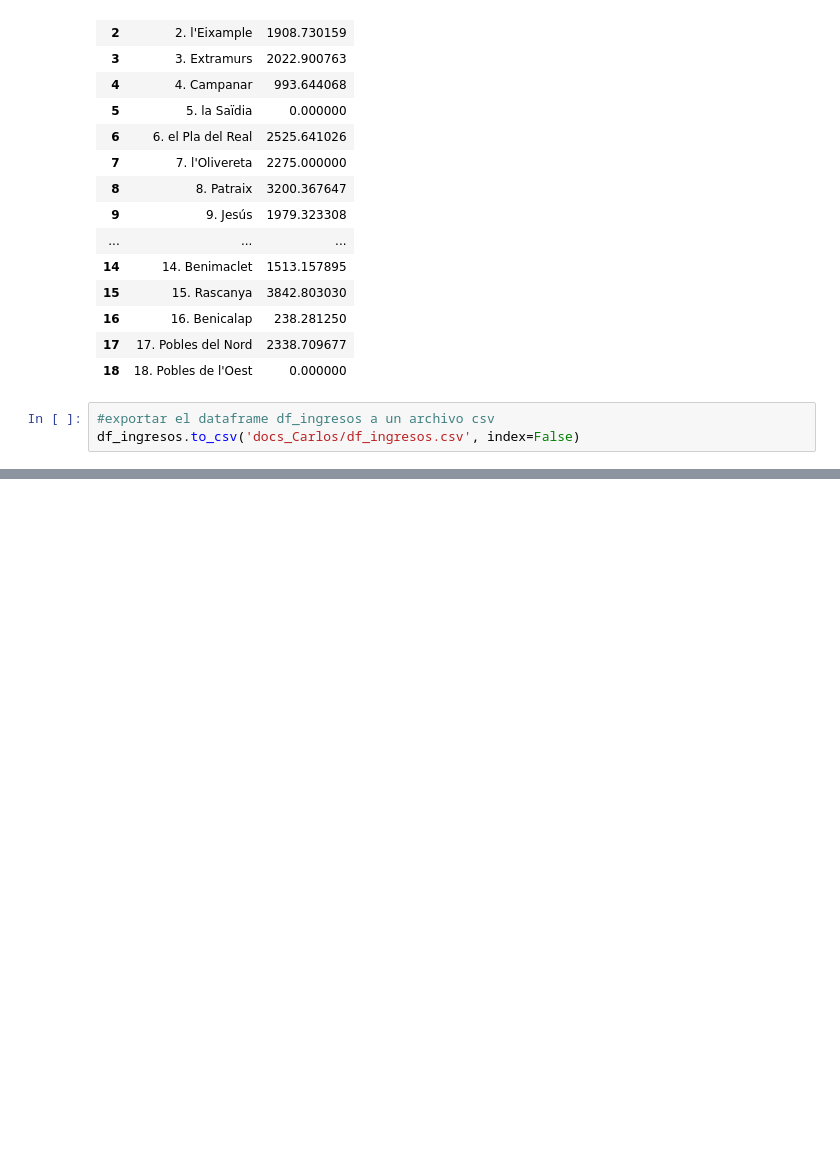
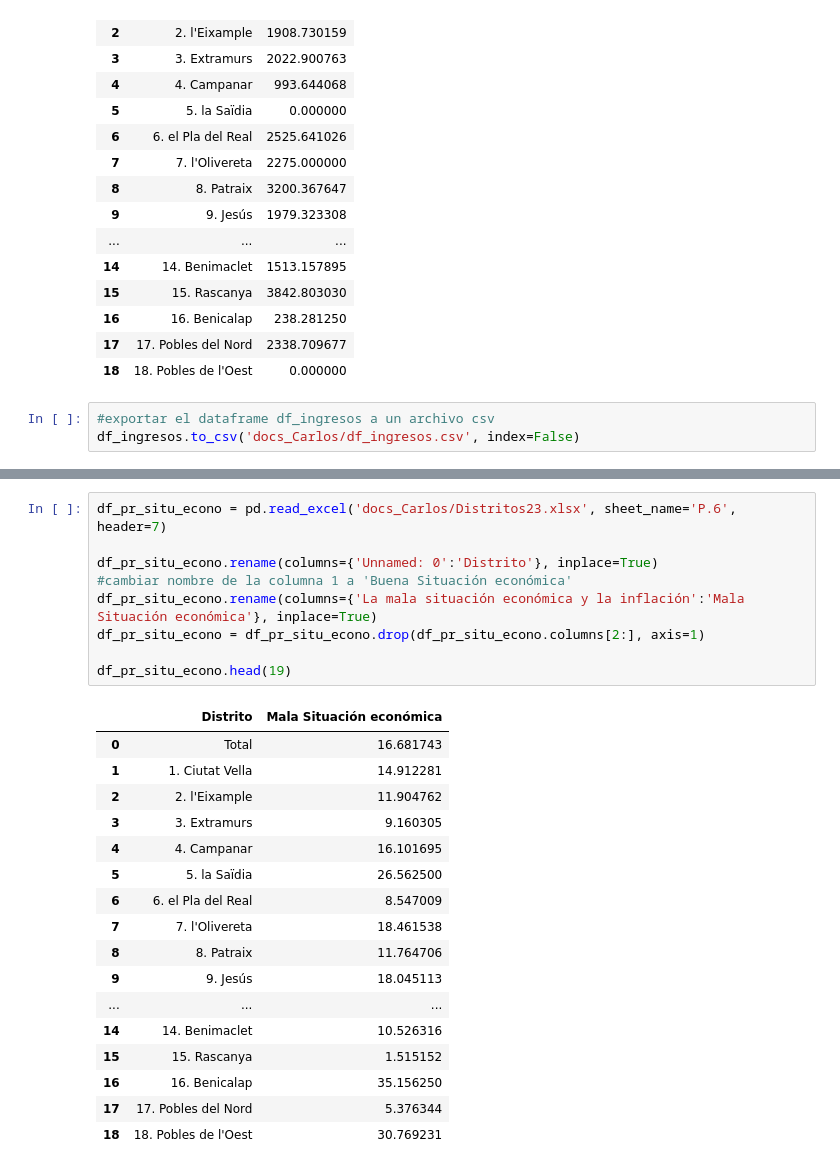
Before and after one commit to esedesam/mcd-nlp-proyecto, a Jupyter notebook: plantilla.ipynb, the cells around one changed output, grey strips where cells are left out. Cells and saved outputs as stored; diff of their text form; blank space fills up the shorter version.

```diff
--- a/plantilla.ipynb
+++ b/plantilla.ipynb
@@ -236,0 +294,27 @@ df_permanencia
+# %%
+df_pr_situ_econo = pd.read_excel('docs_Carlos/Distritos23.xlsx', sheet_name='P.6', header=7)
+
+df_pr_situ_econo.rename(columns={'Unnamed: 0':'Distrito'}, inplace=True)
+#cambiar nombre de la columna 1 a 'Buena Situación económica'
+df_pr_situ_econo.rename(columns={'La mala situación económica y la inflación':'Mala Situación económica'}, inplace=True)
+df_pr_situ_econo = df_pr_situ_econo.drop(df_pr_situ_econo.columns[2:], axis=1)
+
+df_pr_situ_econo.head(19)
+# %% [output]
+|  | Distrito | Mala Situación económica |
+| 0 | Total | 16.681743 |
+| 1 | 1. Ciutat Vella | 14.912281 |
+| 2 | 2. l'Eixample | 11.904762 |
+| 3 | 3. Extramurs | 9.160305 |
+| 4 | 4. Campanar | 16.101695 |
+| 5 | 5. la Saïdia | 26.562500 |
+| 6 | 6. el Pla del Real | 8.547009 |
+| 7 | 7. l'Olivereta | 18.461538 |
+| 8 | 8. Patraix | 11.764706 |
+| 9 | 9. Jesús | 18.045113 |
+| ... | ... | ... |
+| 14 | 14. Benimaclet | 10.526316 |
+| 15 | 15. Rascanya | 1.515152 |
+| 16 | 16. Benicalap | 35.156250 |
+| 17 | 17. Pobles del Nord | 5.376344 |
+| 18 | 18. Pobles de l'Oest | 30.769231 |
```
Also changed, not shown: parts of 9 cells of this notebook.
